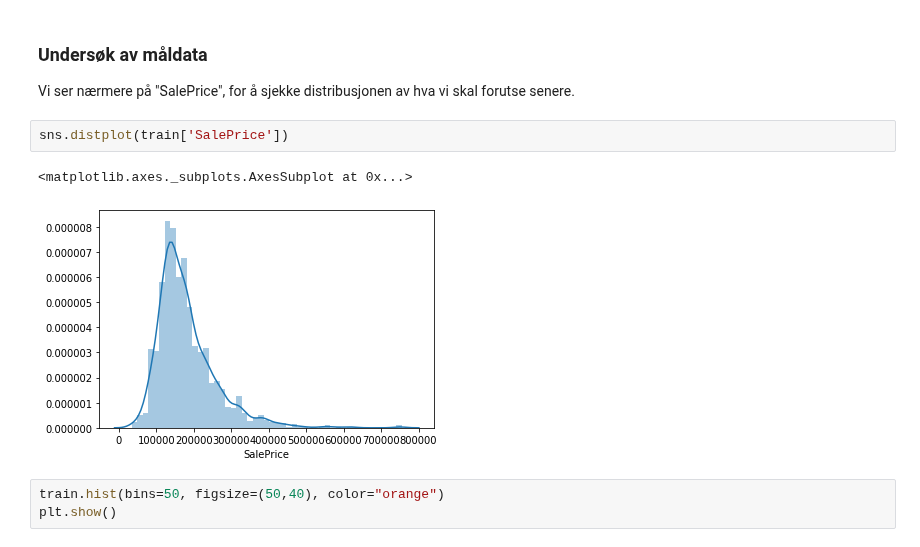
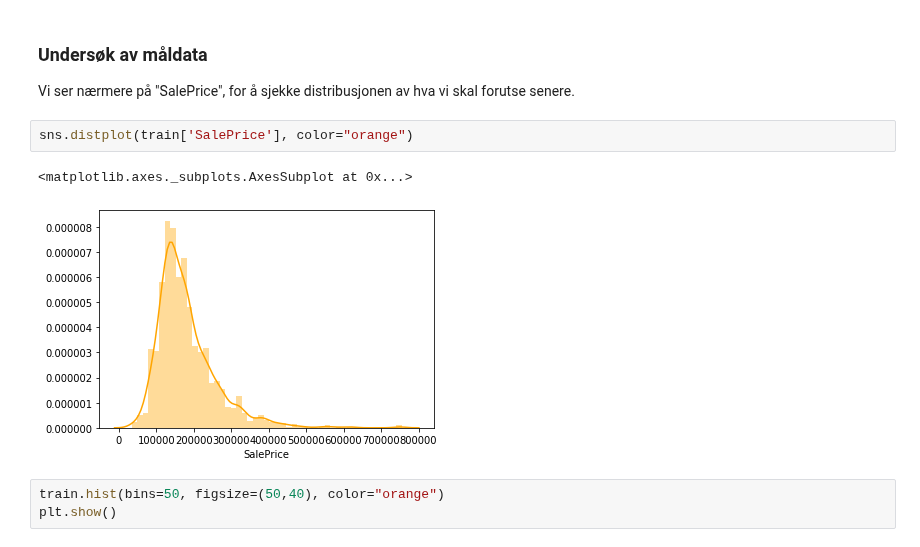
Before and after one commit to sebastianberge/ames-housing-prices, a Jupyter notebook: Ames - Housing Prices.ipynb, the cells around one changed output. Drawn from its saved outputs; the diff is of its cells as text.

```diff
--- a/Ames - Housing Prices.ipynb
+++ b/Ames - Housing Prices.ipynb
@@ -120,10 +126,10 @@ train.describe()
 ### Undersøk av måldata
 Vi ser nærmere på "SalePrice", for å sjekke distribusjonen av hva vi skal forutse senere.
 # %%
-sns.distplot(train['SalePrice'])
+sns.distplot(train['SalePrice'], color="orange")
 # %% [output]
 <matplotlib.axes._subplots.AxesSubplot at 0x...>
-[figure, old version]
+[figure, new version]
 # %%
 train.hist(bins=50, figsize=(50,40), color="orange")
 plt.show()
```
Also changed, not shown: parts of 5 cells of this notebook.
